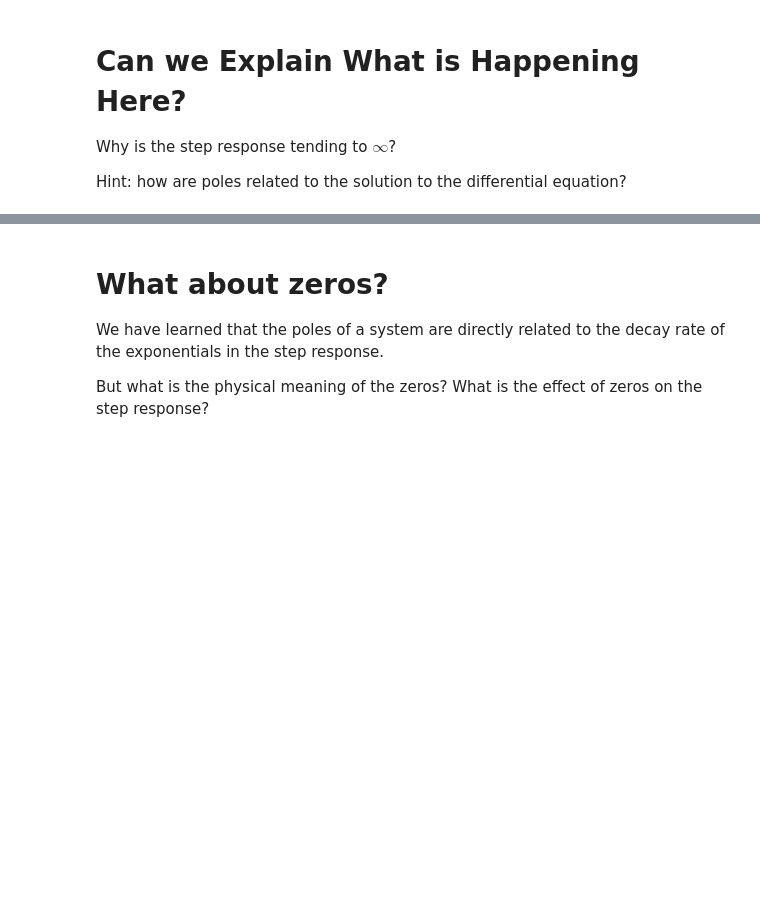
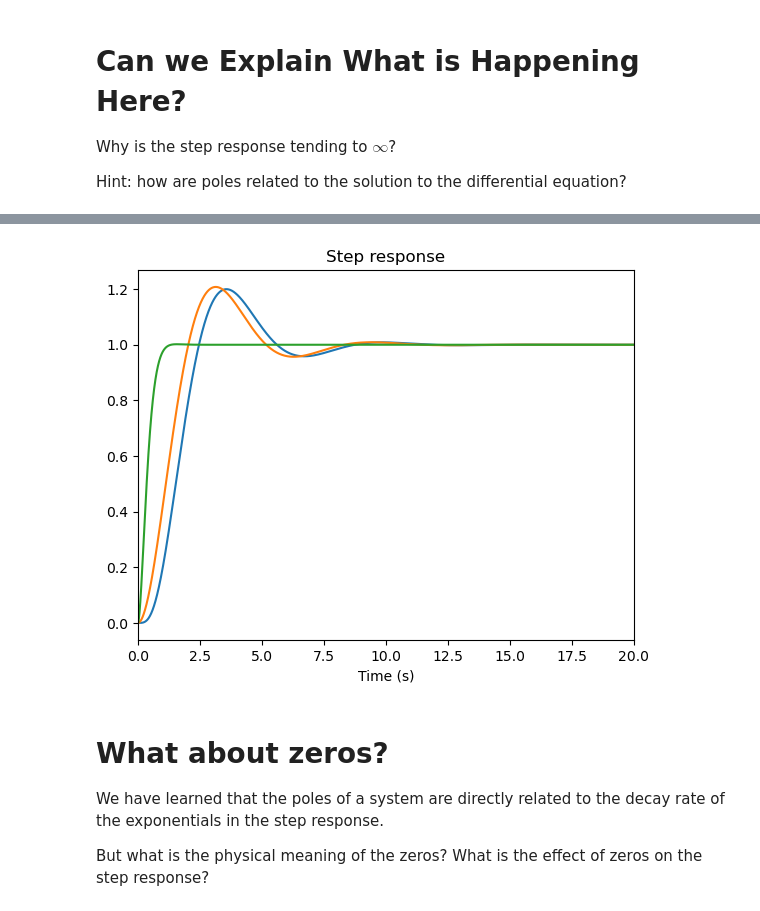
Before and after one commit to someone735/ENEL441Unit1, a Jupyter notebook: Unit 1 - Transfer Functions.ipynb, the cells around one changed output, grey strips where cells are left out. Drawn from its saved outputs; the diff is of its cells as text; code cells hidden in the pictures; blank space fills up the shorter version.

```diff
--- a/Unit 1 - Transfer Functions.ipynb
+++ b/Unit 1 - Transfer Functions.ipynb
@@ -406,3 +448,38 @@ The formulas act as guidelines only.
+# %%
+import enel441_utilities as eu
+import numpy as np
+import importlib
+
+importlib.reload(eu)
+
+
+p1 = -0.5+1j
+p3 = -4+2j
+roots1 = np.array([p1, np.conjugate(p1), p3, np.conjugate(p3),0])
+den1 = eu.roots_to_polynomial(roots1)
+num1 = np.array([1])
+num1 = num1*den1[-2]/num1[-1]
+
+roots2 = np.array([p1, np.conjugate(p1),0])
+den2 = eu.roots_to_polynomial(roots2)
+num2 = np.array([1])
+num2 = num2*den2[-2]/num2[-1]
+
+roots3 = np.array([p3, np.conjugate(p3),0])
+den3 = eu.roots_to_polynomial(roots3)
+num3 = np.array([1])
+num3 = num3*den3[-2]/num3[-1]
+
+# calculate step responses
+N = 10000   #number of points
+Tf = 20     #time in seconds of simulation
+t = np.linspace(0,Tf,N)
+
+fig, ax, out_step = eu.enel441_step_response(num1,den1,t)
+fig, ax, out_step = eu.enel441_step_response(num2,den2,t, fig=fig,ax=ax)
+fig, ax, out_step = eu.enel441_step_response(num3,den3,t, fig=fig,ax=ax)
+# %% [output]
+[figure, added]
 # %% [markdown]
 # What about zeros?
 
```
Also changed, not shown: parts of 8 cells of this notebook.
